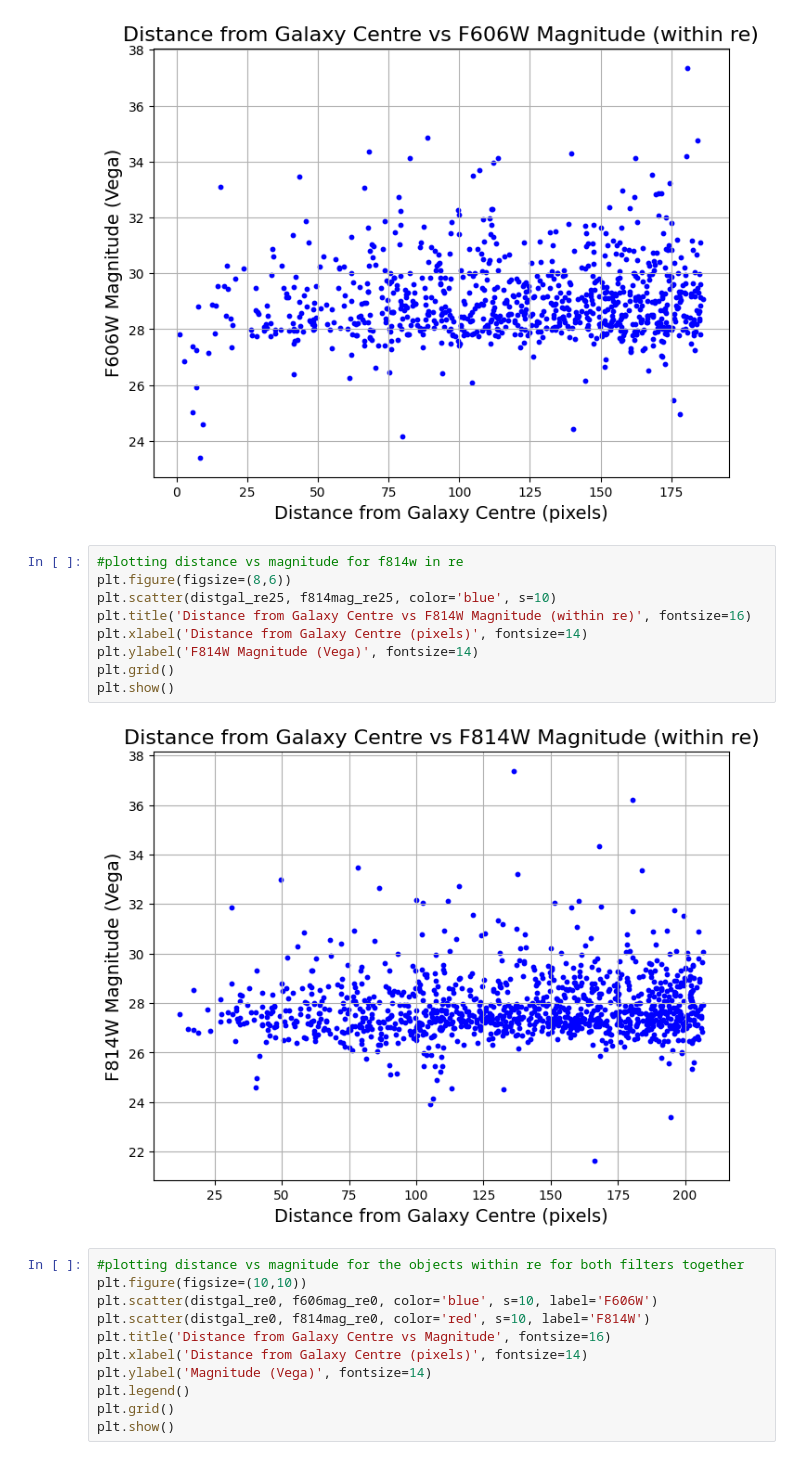
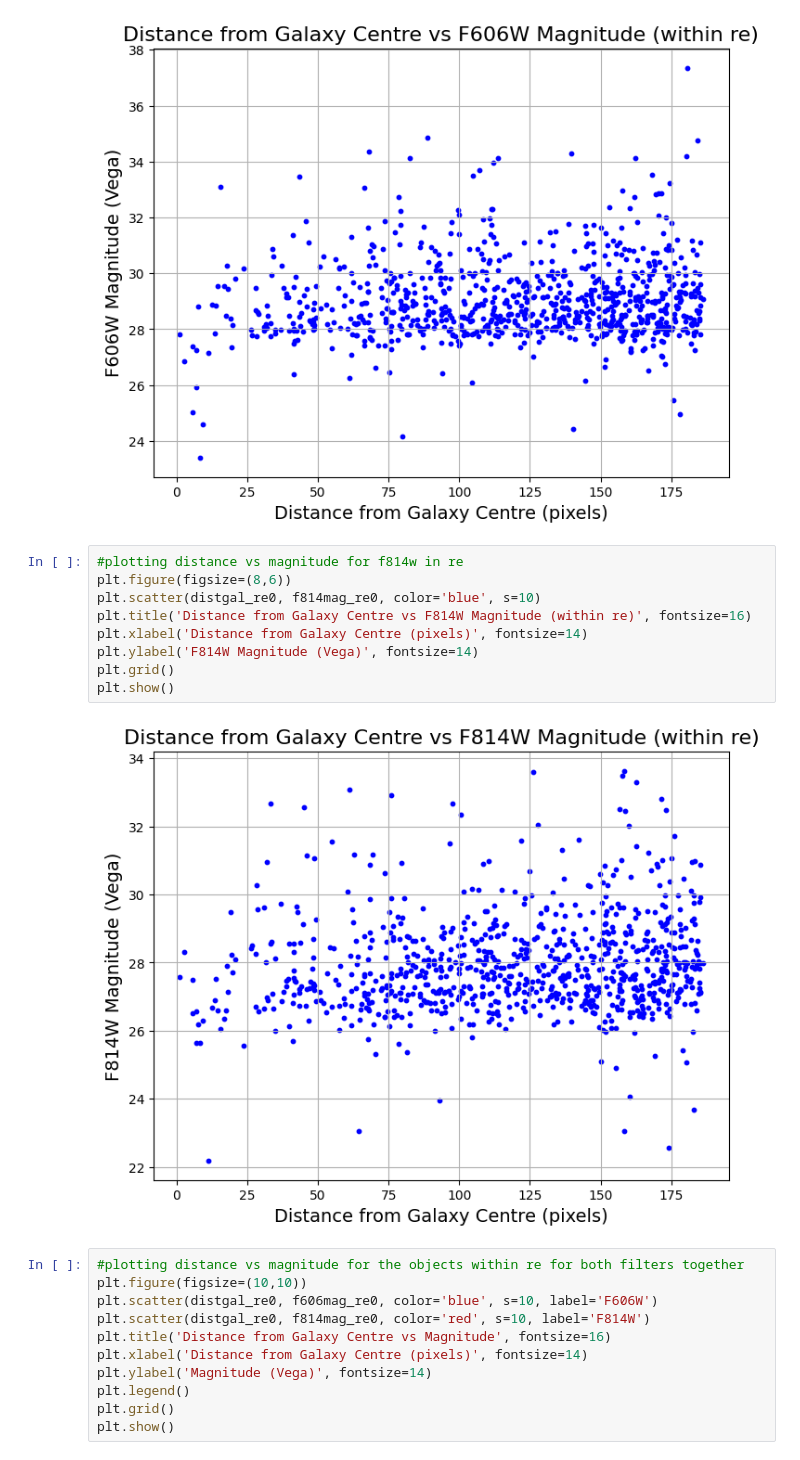
Before and after one commit to Ananth1-9/Research_work, a Jupyter notebook: Real_code/NSC.ipynb, the cells around one changed output. Drawn from its saved outputs; the diff is of its cells as text.

```diff
--- a/Real_code/NSC.ipynb
+++ b/Real_code/NSC.ipynb
@@ -101,14 +101,14 @@ plt.show()
 # %%
 #plotting distance vs magnitude for f814w in re
 plt.figure(figsize=(8,6))
-plt.scatter(distgal_re25, f814mag_re25, color='blue', s=10)
+plt.scatter(distgal_re0, f814mag_re0, color='blue', s=10)
 plt.title('Distance from Galaxy Centre vs F814W Magnitude (within re)', fontsize=16)
 plt.xlabel('Distance from Galaxy Centre (pixels)', fontsize=14)
 plt.ylabel('F814W Magnitude (Vega)', fontsize=14)
 plt.grid()
 plt.show()
 # %% [output]
-[figure, old version]
+[figure, new version]
 # %%
 #plotting distance vs magnitude for the objects within re for both filters together
 plt.figure(figsize=(10,10))
```
Also changed, not shown: parts of 1 cell of this notebook.
